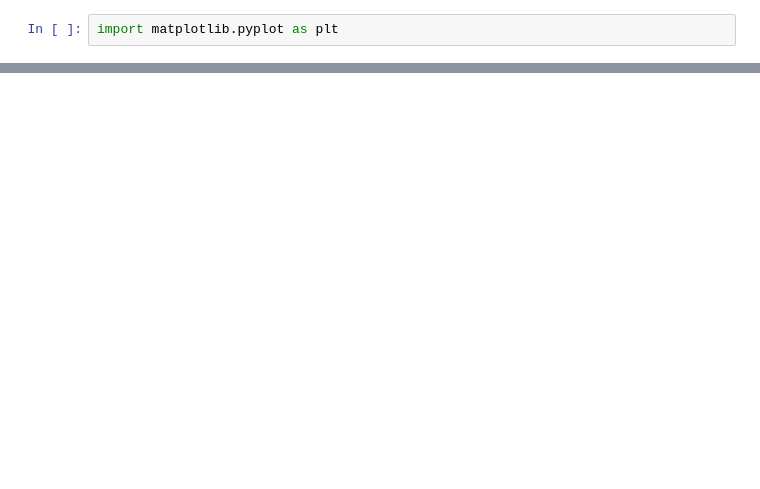
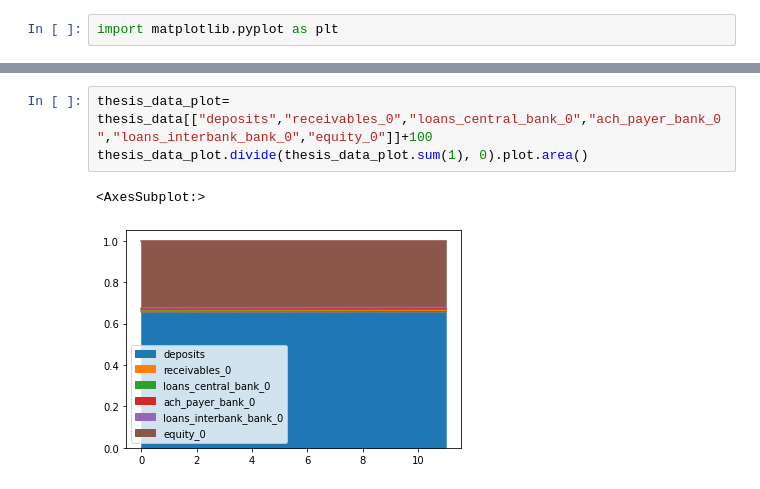
Before and after one commit to JonathanRossouw/Thesis, a Jupyter notebook: thesis/CBDC_analyze.ipynb, the cells around one changed output, grey strips where cells are left out. Cells and saved outputs as stored; diff of their text form; blank space fills up the shorter version.

```diff
--- a/thesis/CBDC_analyze.ipynb
+++ b/thesis/CBDC_analyze.ipynb
@@ -56,0 +95,6 @@ fig.savefig('Deposits_CBDC_Payments.png')
+# %%
+thesis_data_plot= thesis_data[["deposits","receivables_0","loans_central_bank_0","ach_payer_bank_0","loans_interbank_bank_0","equity_0"]]+100
+thesis_data_plot.divide(thesis_data_plot.sum(1), 0).plot.area()
+# %% [output]
+<AxesSubplot:>
+[figure, added]
```
Also changed, not shown: parts of 14 cells of this notebook, 55 other files.
